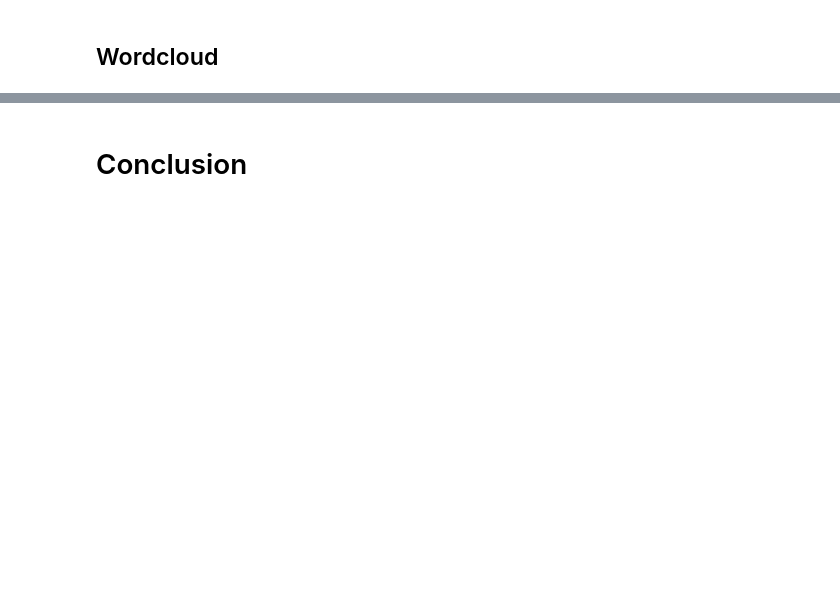
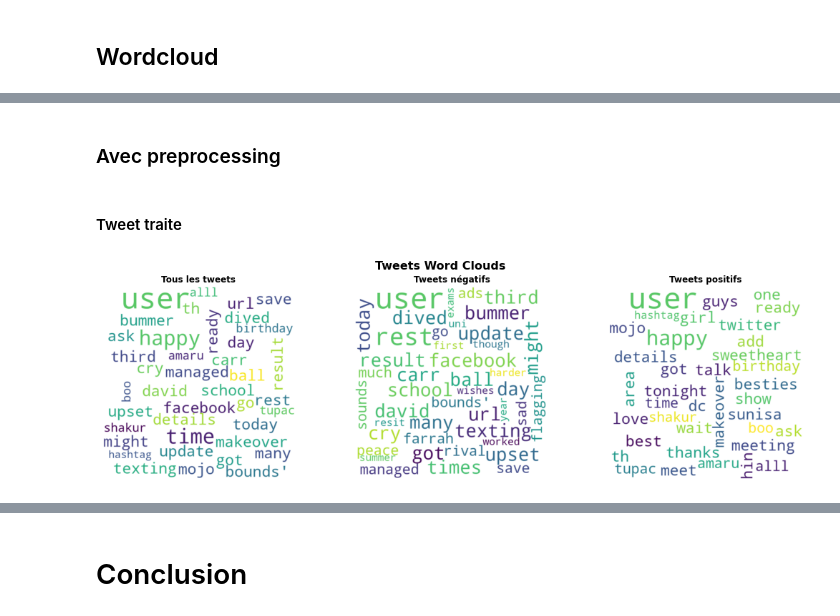
Before and after one commit to reda76/P7, a Jupyter notebook: Analyse exploratoire.ipynb, the cells around one changed output, grey strips where cells are left out. Cells and saved outputs as stored; diff of their text form; code cells hidden in the pictures; blank space fills up the shorter version.

```diff
--- a/Analyse exploratoire.ipynb
+++ b/Analyse exploratoire.ipynb
@@ -1051,0 +568,8 @@ plt.show()
+# %% [markdown]
+### Avec preprocessing
+# %% [markdown]
+#### Tweet traite
+# %%
+wordcloud(df, "tweet_traite")
+# %% [output]
+[figure, added]
```
Also changed, not shown: parts of 174 cells of this notebook.
